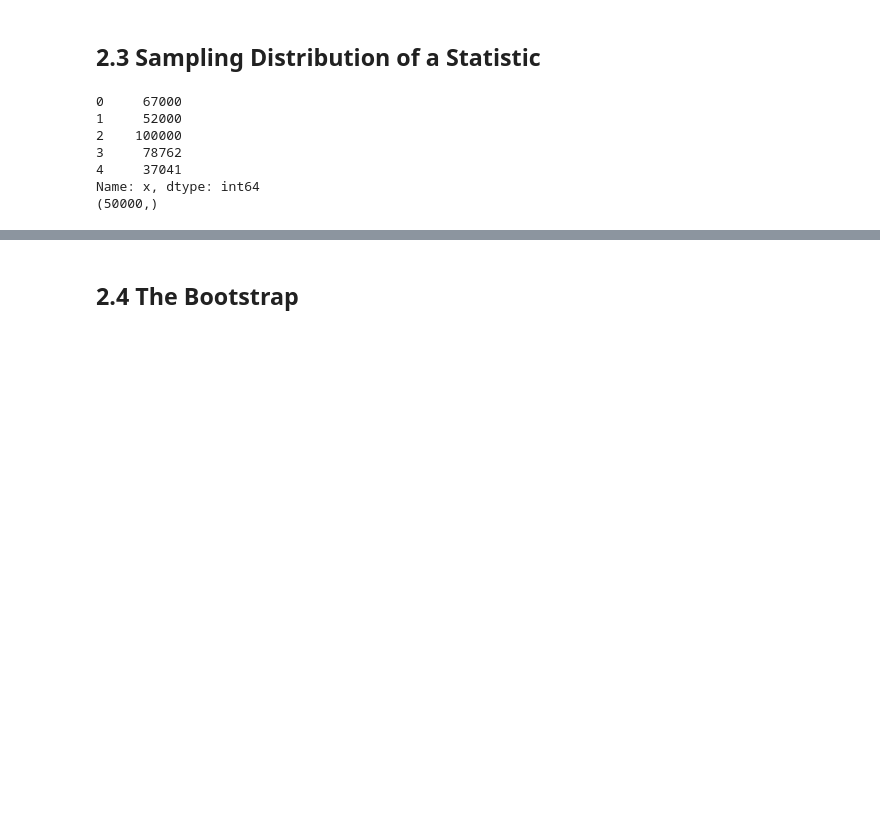
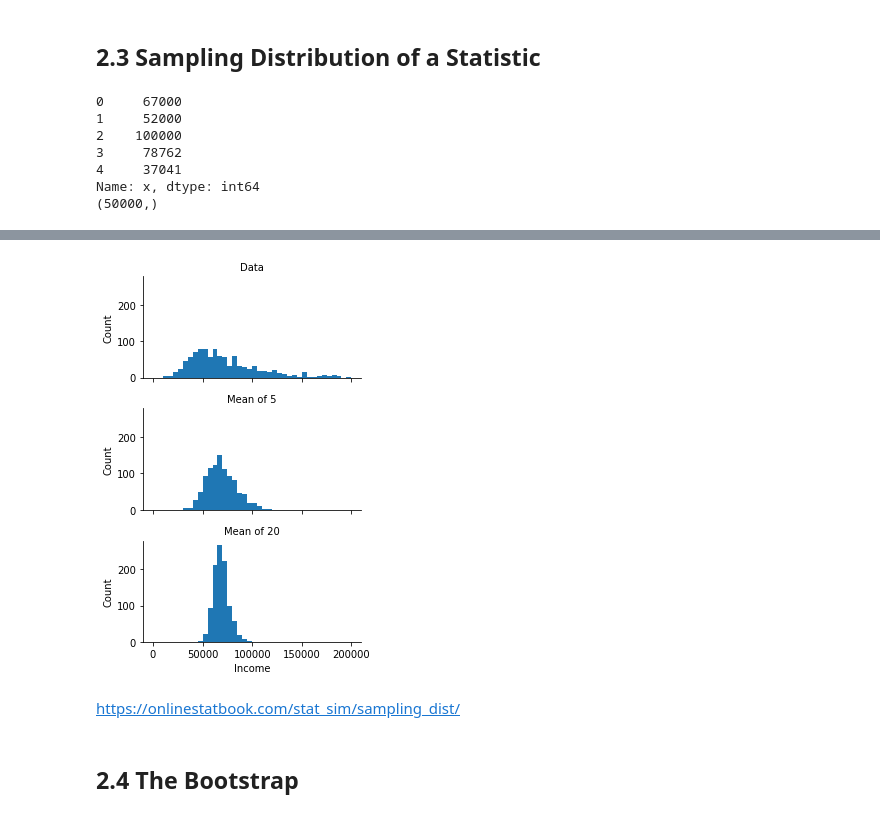
Before and after one commit to young-hwanlee/my-practical-statistics-for-data-scientists, a Jupyter notebook: Chapter_2_Data_and_Sampling_Distributions.ipynb, the cells around one changed output, grey strips where cells are left out. Cells and saved outputs as stored; diff of their text form; code cells hidden in the pictures; blank space fills up the shorter version.

```diff
--- a/Chapter_2_Data_and_Sampling_Distributions.ipynb
+++ b/Chapter_2_Data_and_Sampling_Distributions.ipynb
@@ -103,12 +159,16 @@ print(results.head())
 # %%
-g = sns.FaceGrid(results, col='type', col_wrap=1,
+g = sns.FacetGrid(results, col='type', col_wrap=1,
                  height=2, aspect=2)
 g.map(plt.hist, 'income', range=[0, 200000], bins=40)
-g.set_axis_labels('income', 'Count')
+g.set_axis_labels('Income', 'Count')
 g.set_titles('{col_name}')
 
 plt.tight_layout()
 plt.show()
+# %% [output]
+[figure, added]
+# %% [markdown]
+https://onlinestatbook.com/stat_sim/sampling_dist/
 # %% [markdown]
 ## **2.4 The Bootstrap**
 # %%
```
Also changed, not shown: parts of 30 cells of this notebook.
